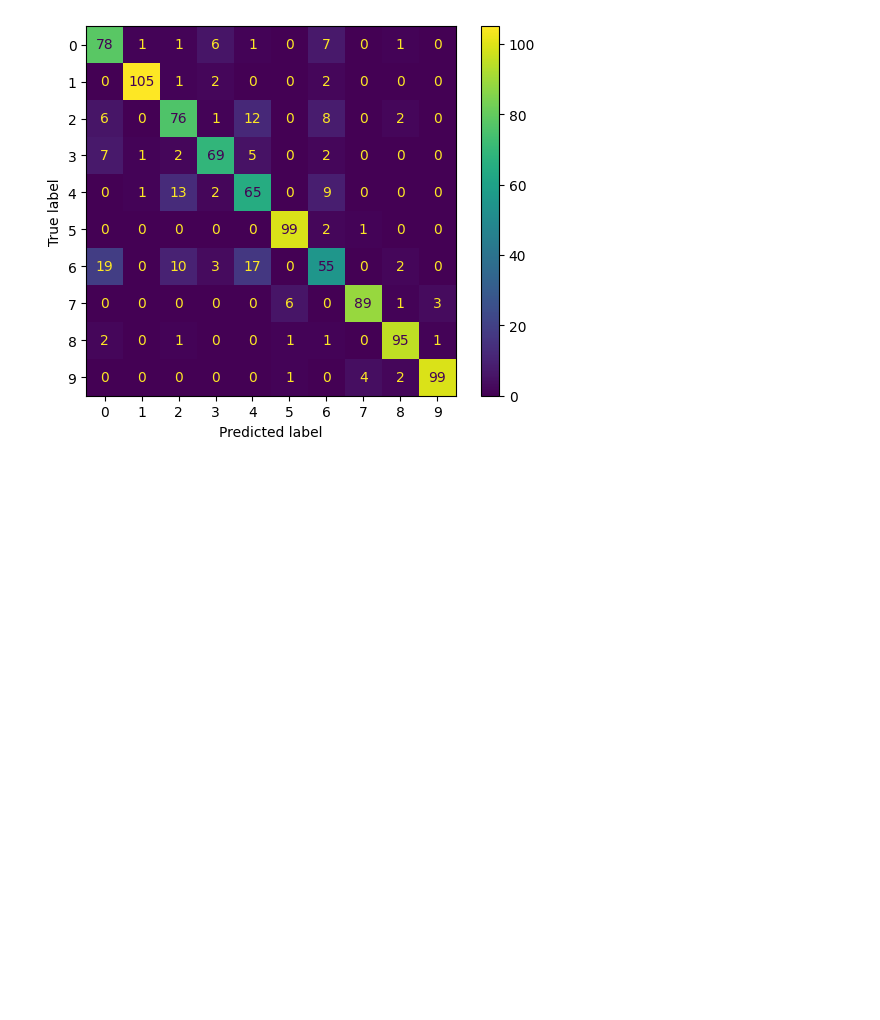
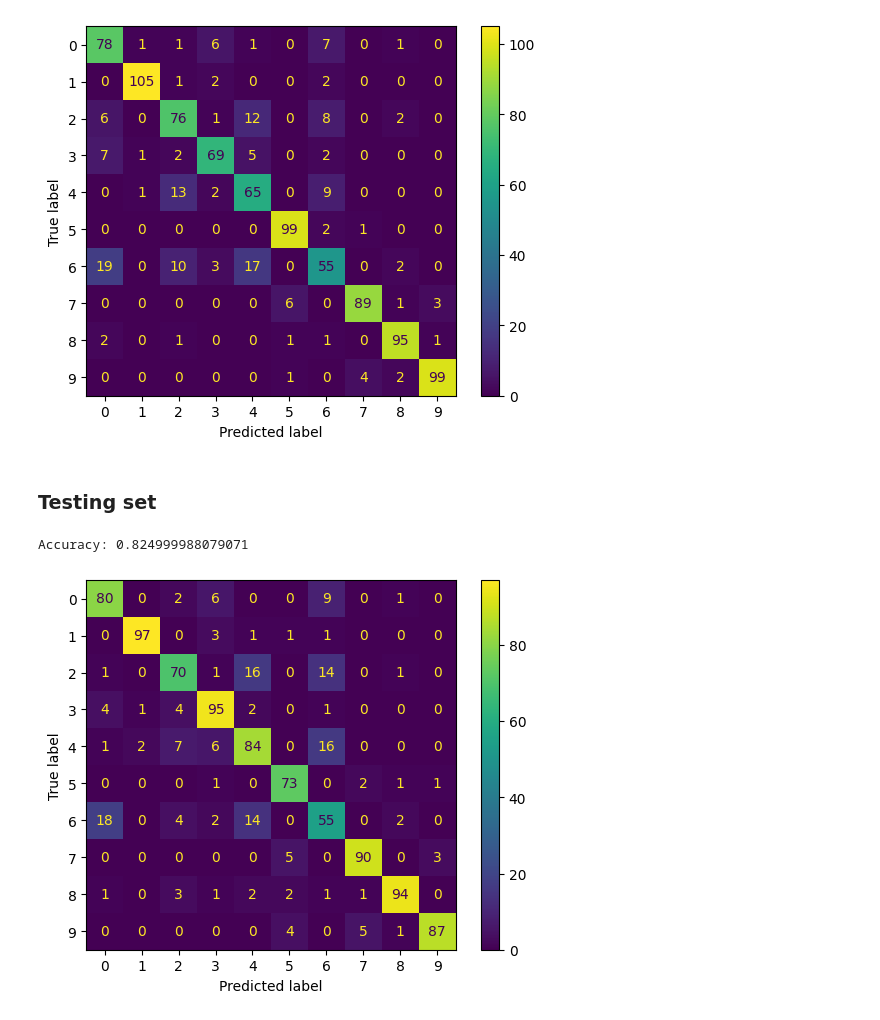
Before and after one commit to jjordanoc/lab2-ml, a Jupyter notebook: lab2_ml.ipynb, the cells around one changed output. Cells and saved outputs as stored; diff of their text form; code cells hidden in the pictures; blank space fills up the shorter version.

```diff
--- a/lab2_ml.ipynb
+++ b/lab2_ml.ipynb
@@ -110,3 +123,10 @@ get_metrics(X_validate, Y_validate, l2_regularized_estimator)
 # %% [output]
 Accuracy: 0.8299999833106995
 [figure]
+# %% [markdown]
+### Testing set
+# %%
+get_metrics(X_test, Y_test, l2_regularized_estimator)
+# %% [output]
+Accuracy: 0.824999988079071
+[figure, added]
```
Also changed, not shown: parts of 13 cells of this notebook.
